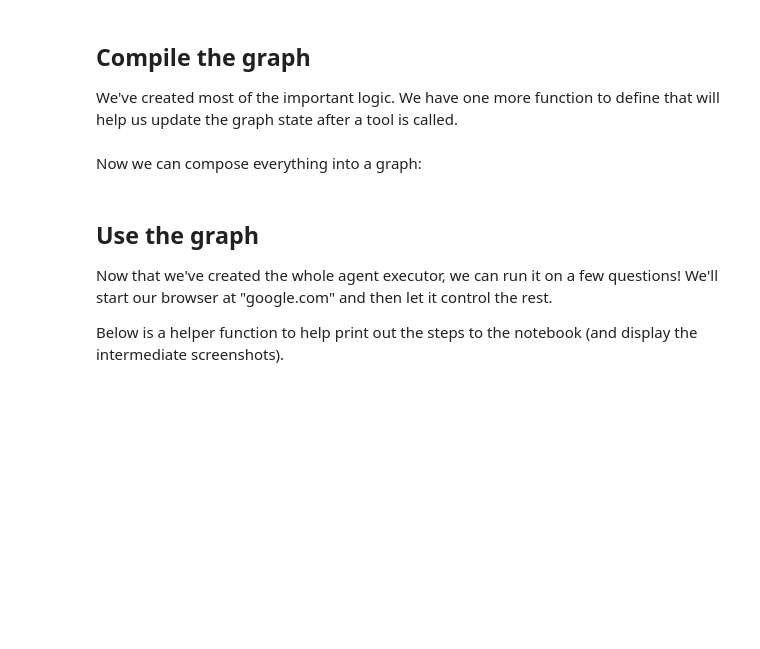
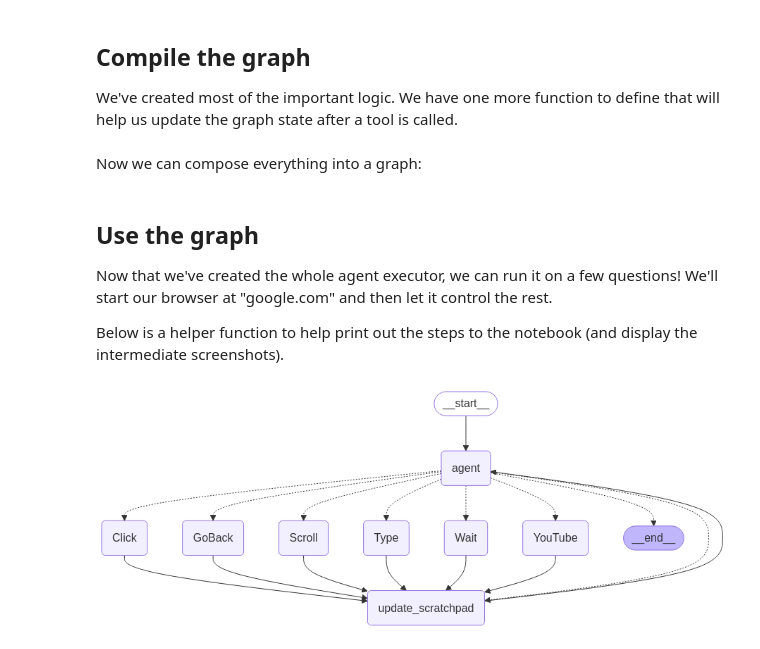
Before and after one commit to andrew76214/Agents4Financial, a Jupyter notebook: web_voyager/web_voyager.ipynb, the cells around one changed output. Cells and saved outputs as stored; diff of their text form; code cells hidden in the pictures; blank space fills up the shorter version.

```diff
--- a/web_voyager/web_voyager.ipynb
+++ b/web_voyager/web_voyager.ipynb
@@ -371,9 +372,14 @@ async def go_back(state: AgentState):
     return f"Navigated back a page to {page.url}."
 
 
-async def to_google(state: AgentState):
+'''async def to_google(state: AgentState):
     page = state["page"]
     await page.goto("https://www.google.com/")
+    return "Navigated to google.com."'''
+
+async def to_youtube(state: AgentState):
+    page = state["page"]
+    await page.goto("https://www.youtube.com/")
     return "Navigated to google.com."
 # %% [markdown]
 ### Define Agent
@@ -475,9 +481,8 @@ prompt = hub.pull("wfh/web-voyager")
 from langchain_ollama import ChatOllama
 
 llm = ChatOllama(
-    model="deepseek-r1:32b",
+    model="gemma3:27b",
     temperature=0,
-    # other params...
 )
 '''llm = ChatOpenAI(model="gpt-4o", max_tokens=4096)'''
 agent = annotate | RunnablePassthrough.assign(
@@ -512,7 +517,6 @@ from langchain_core.runnables import RunnableLambda
 from langgraph.graph import END, START, StateGraph
 
 graph_builder = StateGraph(AgentState)
-
 
 graph_builder.add_node("agent", agent)
 graph_builder.add_edge(START, "agent")
@@ -526,7 +530,7 @@ tools = {
     "Scroll": scroll,
     "Wait": wait,
     "GoBack": go_back,
-    "Google": to_google,
+    "YouTube": to_youtube,
 }
 
 
@@ -601,4 +605,14 @@ async def call_agent(question: str, page, max_steps: int = 150):
             final_answer = action_input[0]
             break
     return final_answer
+# %%
+from IPython.display import Image, display
+
+try:
+    display(Image(graph.get_graph().draw_mermaid_png()))
+except Exception:
+    # This requires some extra dependencies and is optional
+    pass
+# %% [output]
+[figure, added]
 # %%
```
Also changed, not shown: parts of 3 cells of this notebook, 1 other file.
